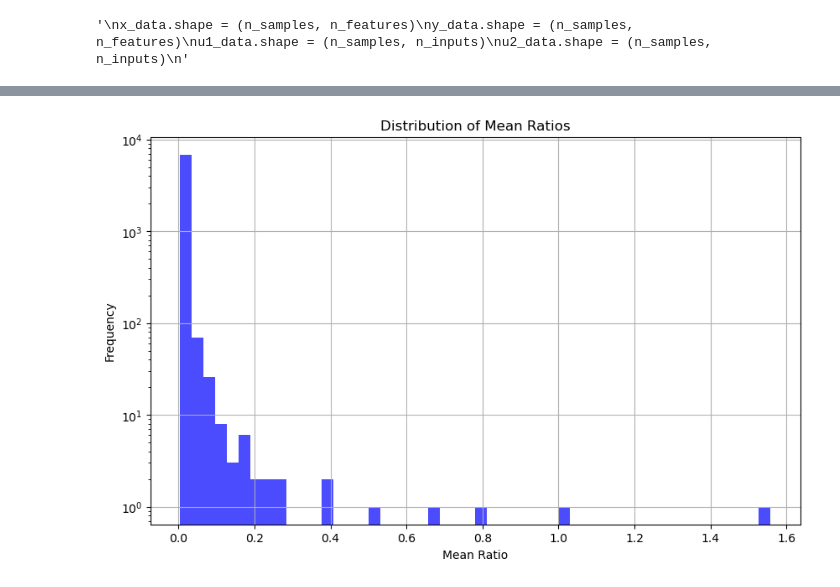
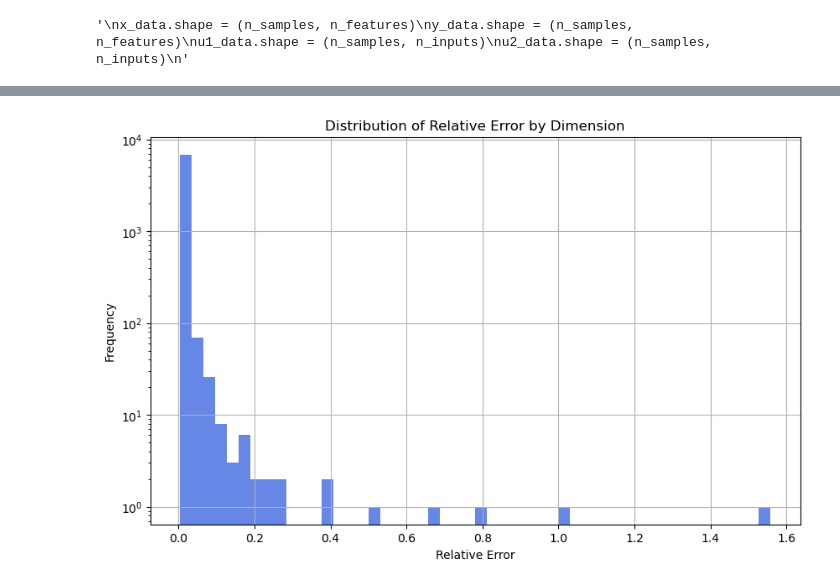
Before and after one commit to Shiqi-Wu/model_combination_Argos, a Jupyter notebook: gan_transformer/test_v2_10.ipynb, the cells around one changed output, grey strips where cells are left out. Drawn from its saved outputs; the diff is of its cells as text; code cells hidden in the pictures.

```diff
--- a/gan_transformer/test_v2_10.ipynb
+++ b/gan_transformer/test_v2_10.ipynb
@@ -70,5 +70,5 @@ print(ratio)
 # %%
-window_size = 150
+window_size = 140
 
 # Data preparation
 x_dataset = []
@@ -193,20 +165,20 @@ x_dataset[0].shape
 # %%
-import numpy as np
-import matplotlib.pyplot as plt
+# import numpy as np
+# import matplotlib.pyplot as plt
 
-n_dimensions = x_dataset[1].shape[1]
-selected_dimensions = np.random.choice(n_dimensions, 10, replace=False)
-selected_dimensions[-1] = 3229
-# selected_dimensions = range(10)
+# n_dimensions = x_dataset[1].shape[1]
+# selected_dimensions = np.random.choice(n_dimensions, 10, replace=False)
+# selected_dimensions[-1] = 3229
+# # selected_dimensions = range(10)
 
-for i in selected_dimensions:
-    plt.figure()
-    y_true = x_dataset[1]
-    y_pred = y_data_pred_50traj_10predict[1]
-    plt.plot(y_true[:, i], label = 'true')
-    plt.plot(y_pred[:, i], label = 'pred')
-    plt.title(f'Trajectory for Dimension {i}')
-    plt.xlabel('Time')
-    plt.ylabel('Value')
-    plt.legend()
-    plt.show()
+# for i in selected_dimensions:
+#     plt.figure()
+#     y_true = x_dataset[1]
+#     y_pred = y_data_pred_50traj_10predict[1]
+#     plt.plot(y_true[:, i], label = 'true')
+#     plt.plot(y_pred[:, i], label = 'pred')
+#     plt.title(f'Trajectory for Dimension {i}')
+#     plt.xlabel('Time')
+#     plt.ylabel('Value')
+#     plt.legend()
+#     plt.show()
@@ -224,5 +185,5 @@ for i in selected_dimensions:
 # %%
-errors = [y_data_pred_50traj_10predict[i] - x_dataset[i][:(steps * predict_num), :] for i in range(len(y_data_pred_50traj_10predict))]
+errors = [y_data_pred_50traj_10predict[i] - x_dataset[i][:, :] for i in range(len(y_data_pred_50traj_10predict))]
 
 ratios_all = np.zeros((len(errors), 6957))
 
@@ -252,14 +213,14 @@ array([0.00600463, 0.0060055 , 0.00602057, ..., 0.01156408, 0.01157977,
 # %%
 plt.figure(figsize=(10, 6))
-plt.hist(mean_ratios, bins=50, alpha=0.7, color='blue')
-plt.title('Distribution of Mean Ratios')
-plt.xlabel('Mean Ratio')
+plt.hist(mean_ratios, bins=50, alpha=0.8, color='royalblue')
+plt.title('Distribution of Relative Error by Dimension')
+plt.xlabel('Relative Error')
 plt.ylabel('Frequency')
 plt.yscale('log')
 plt.grid(True)
 plt.show()
 # %% [output]
-[figure, old version]
+[figure, new version]
 # %%
 max(mean_ratios)
 # %% [output]
```
Also changed, not shown: parts of 17 cells of this notebook, 8 other files.
